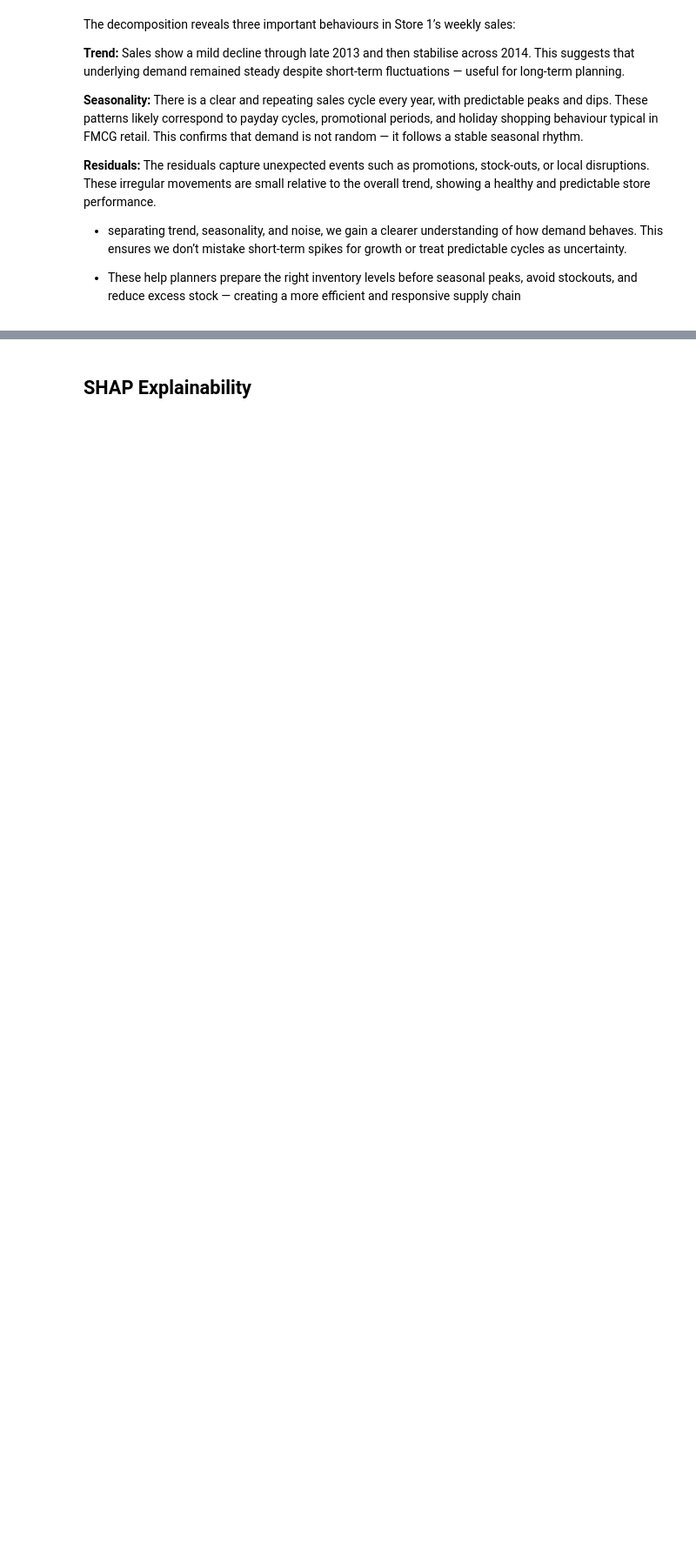
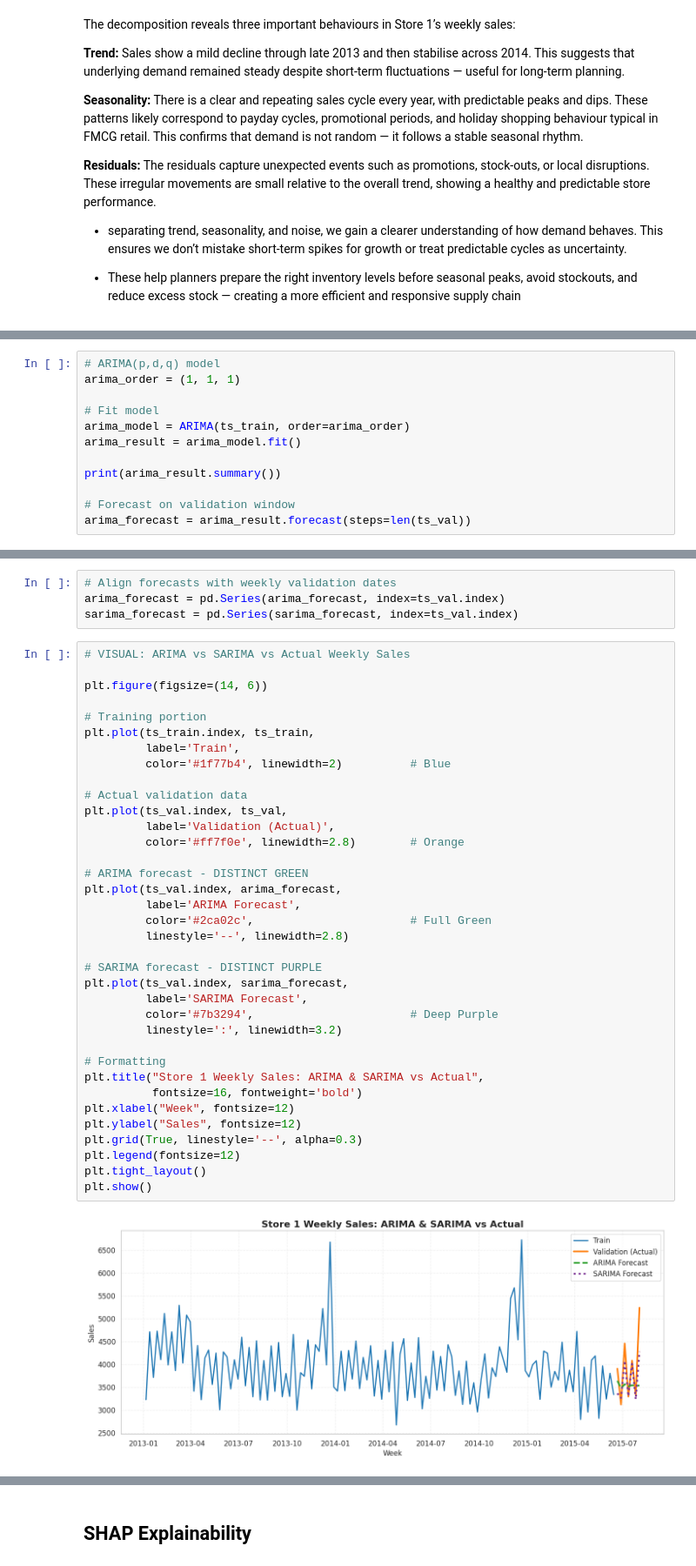
Before and after one commit to valentine96/Demand-Planning-and-Forecasting, a Jupyter notebook: notebooks/Capstone_Project.ipynb, the cells around one changed output, grey strips where cells are left out. Shown at 87% size. Saved outputs shown, nothing was run; the diff lists cells and outputs as text; blank space fills up the shorter version.

```diff
--- a/notebooks/Capstone_Project.ipynb
+++ b/notebooks/Capstone_Project.ipynb
@@ -804,0 +1041,12 @@ The residuals capture unexpected events such as promotions, stock-outs, or local
+# %%
+# ARIMA(p,d,q) model
+arima_order = (1, 1, 1)
+
+# Fit model
+arima_model = ARIMA(ts_train, order=arima_order)
+arima_result = arima_model.fit()
+
+print(arima_result.summary())
+
+# Forecast on validation window
+arima_forecast = arima_result.forecast(steps=len(ts_val))
@@ -804,0 +1180,42 @@ The residuals capture unexpected events such as promotions, stock-outs, or local
+# %%
+# Align forecasts with weekly validation dates
+arima_forecast = pd.Series(arima_forecast, index=ts_val.index)
+sarima_forecast = pd.Series(sarima_forecast, index=ts_val.index)
+# %%
+# VISUAL: ARIMA vs SARIMA vs Actual Weekly Sales
+
+plt.figure(figsize=(14, 6))
+
+# Training portion
+plt.plot(ts_train.index, ts_train,
+         label='Train',
+         color='#1f77b4', linewidth=2)          # Blue
+
+# Actual validation data
+plt.plot(ts_val.index, ts_val,
+         label='Validation (Actual)',
+         color='#ff7f0e', linewidth=2.8)        # Orange
+
+# ARIMA forecast - DISTINCT GREEN
+plt.plot(ts_val.index, arima_forecast,
+         label='ARIMA Forecast',
+         color='#2ca02c',                       # Full Green
+         linestyle='--', linewidth=2.8)
+
+# SARIMA forecast - DISTINCT PURPLE
+plt.plot(ts_val.index, sarima_forecast,
+         label='SARIMA Forecast',
+         color='#7b3294',                       # Deep Purple
+         linestyle=':', linewidth=3.2)
+
+# Formatting
+plt.title("Store 1 Weekly Sales: ARIMA & SARIMA vs Actual",
+          fontsize=16, fontweight='bold')
+plt.xlabel("Week", fontsize=12)
+plt.ylabel("Sales", fontsize=12)
+plt.grid(True, linestyle='--', alpha=0.3)
+plt.legend(fontsize=12)
+plt.tight_layout()
+plt.show()
+# %% [output]
+[figure, added]
```
Also changed, not shown: parts of 116 cells of this notebook.
